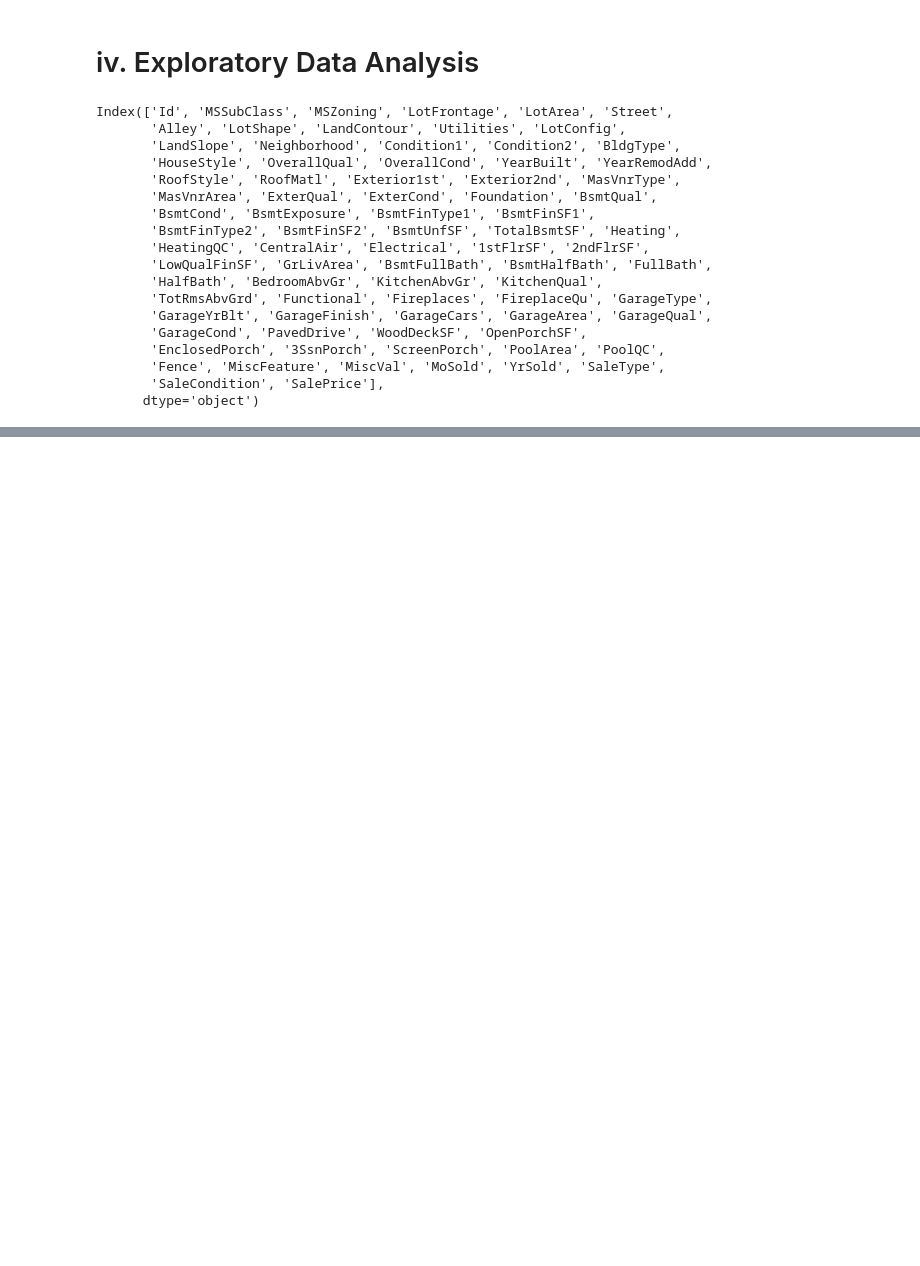
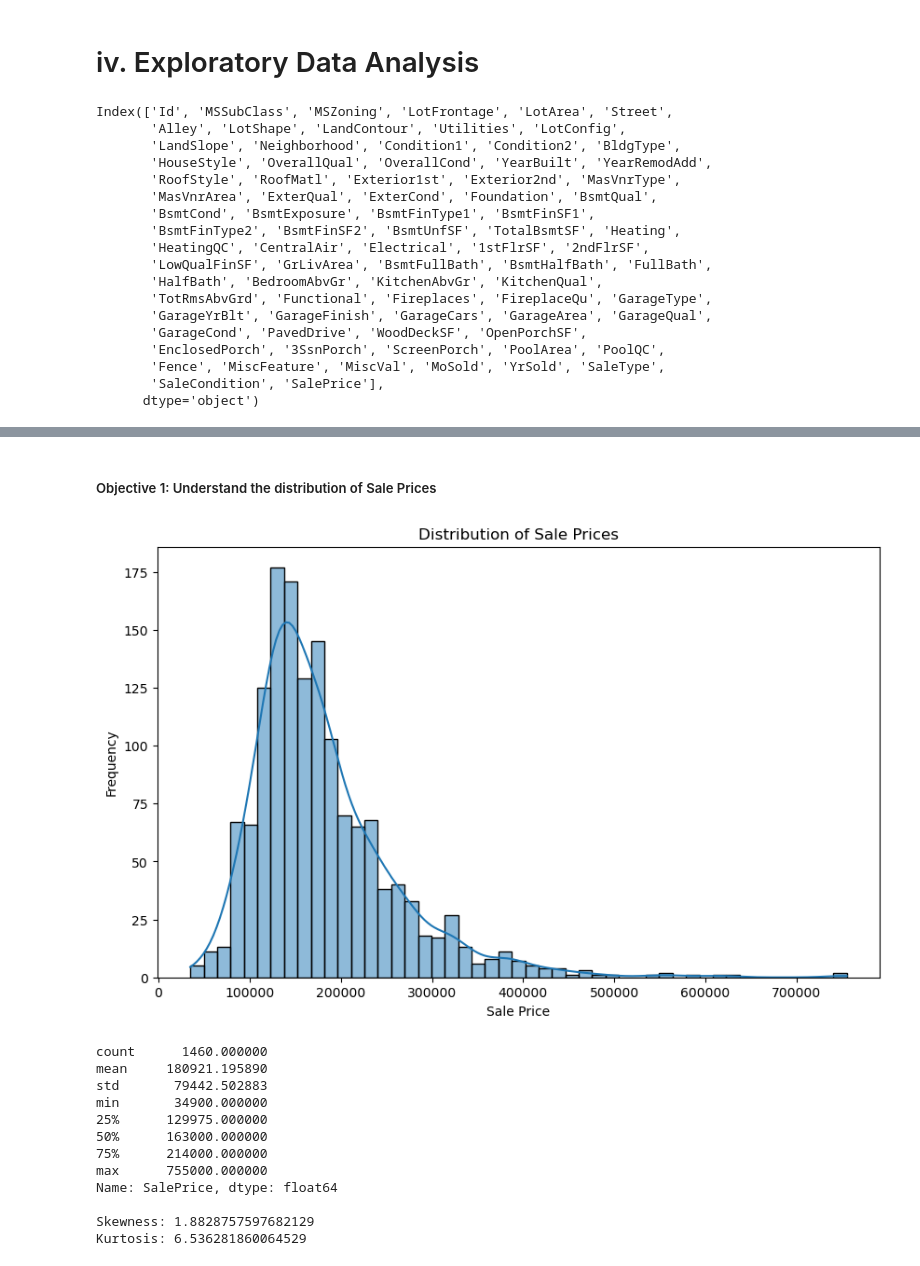
Before and after one commit to jennyaurelia/H8_1033, a Jupyter notebook: final_project/fin_prep.ipynb, the cells around one changed output, grey strips where cells are left out. Drawn from its saved outputs; the diff is of its cells as text; code cells hidden in the pictures; blank space fills up the shorter version.

```diff
--- a/final_project/fin_prep.ipynb
+++ b/final_project/fin_prep.ipynb
@@ -214,0 +211,30 @@ df.describe()
+# %% [markdown]
+##### Objective 1: Understand the distribution of Sale Prices
+# %%
+def sale_price_distribution(data):
+    plt.figure(figsize=(10, 6))
+    sns.histplot(data['SalePrice'], kde=True)
+    plt.title('Distribution of Sale Prices')
+    plt.xlabel('Sale Price')
+    plt.ylabel('Frequency')
+    plt.show()
+
+    print(data['SalePrice'].describe())
+    print("\nSkewness:", data['SalePrice'].skew())
+    print("Kurtosis:", data['SalePrice'].kurtosis())
+
+sale_price_distribution(df)
+# %% [output]
+[figure, added]
+count      1460.000000
+mean     180921.195890
+std       79442.502883
+min       34900.000000
+25%      129975.000000
+50%      163000.000000
+75%      214000.000000
+max      755000.000000
+Name: SalePrice, dtype: float64
+
+Skewness: 1.8828757597682129
+Kurtosis: 6.536281860064529
```
Also changed, not shown: parts of 17 cells of this notebook, 2 other files.
